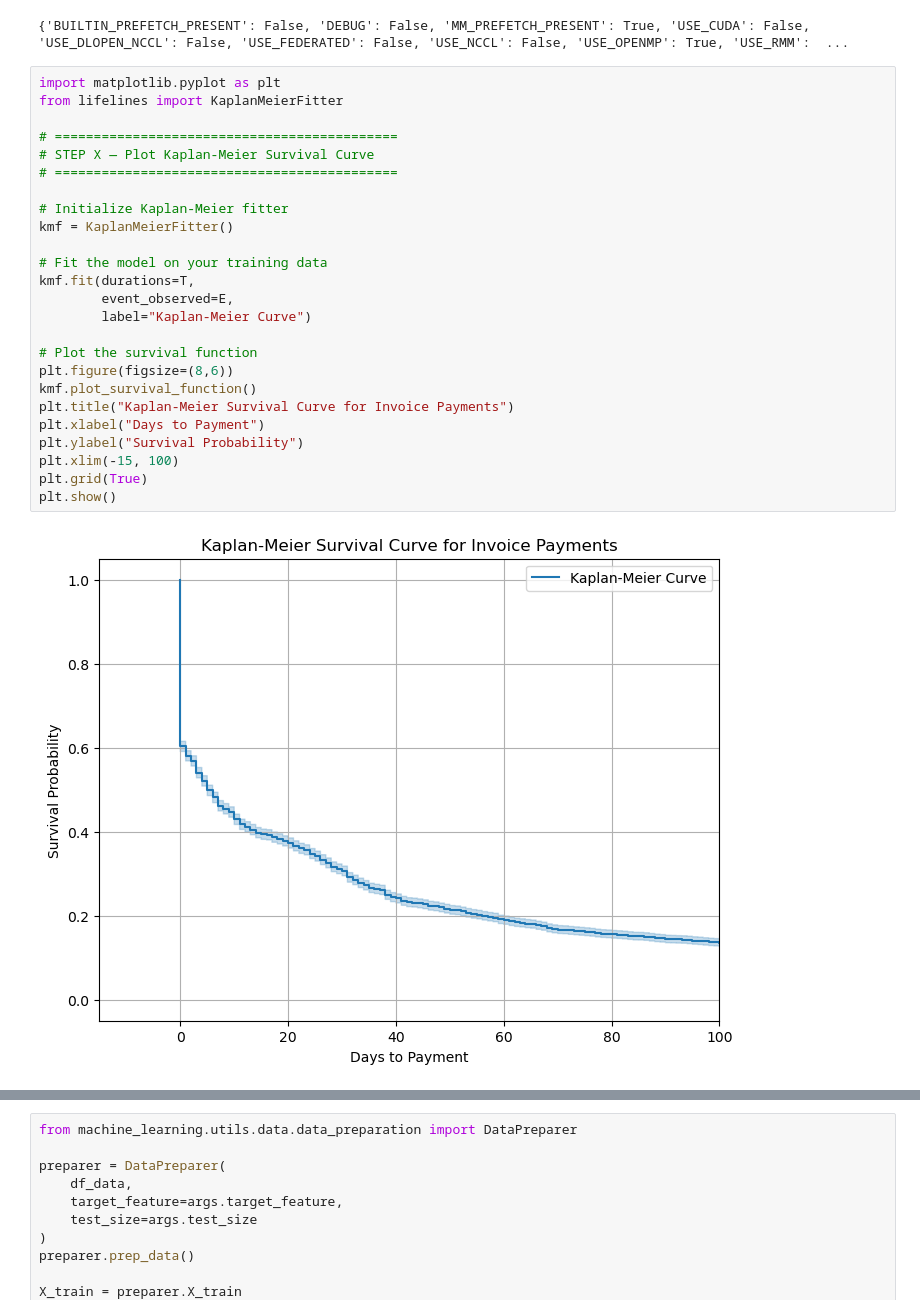
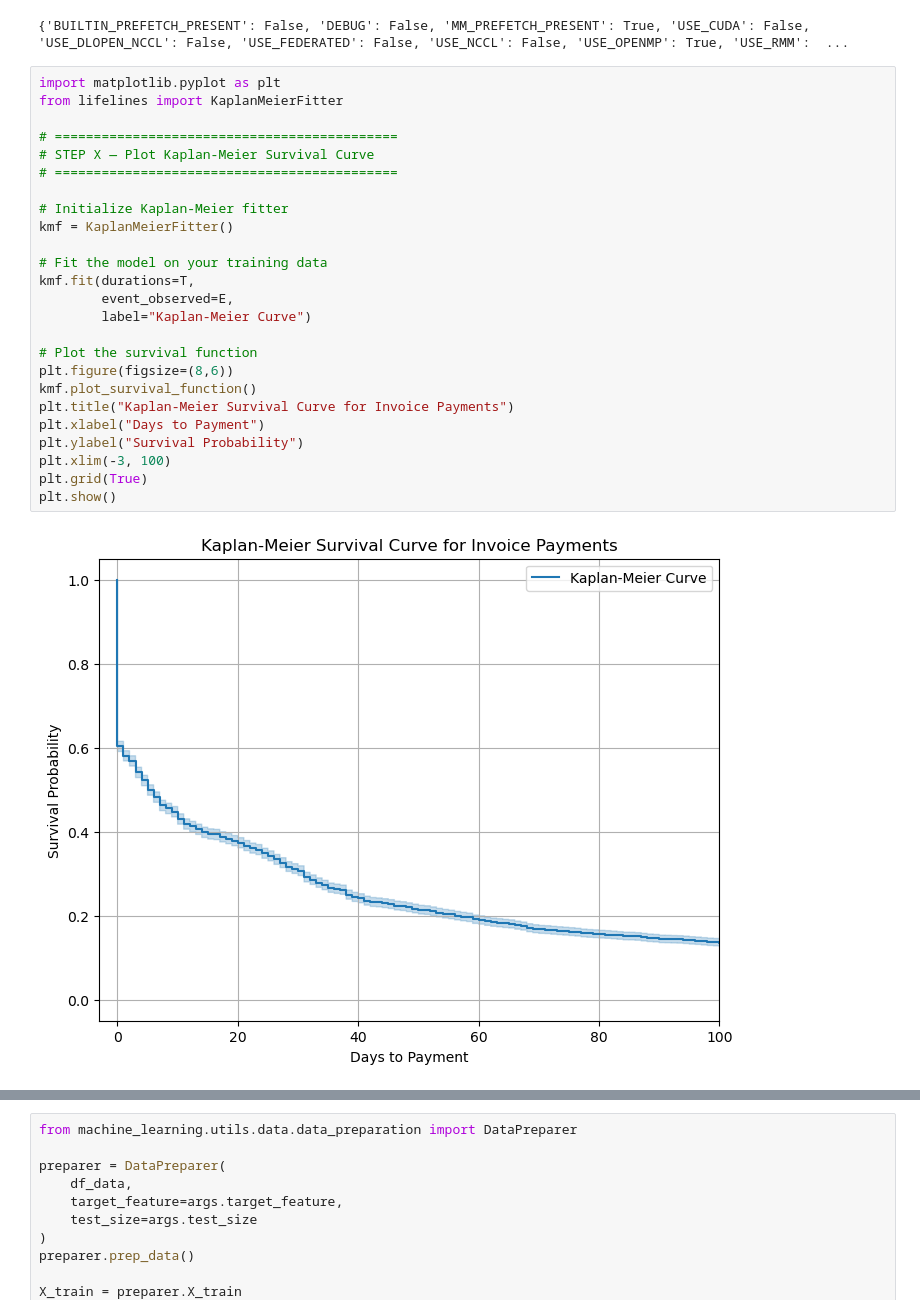
Before and after one commit to anneryeo/invoice-payment-prediction-thesis, a Jupyter notebook: Machine Learning.ipynb, the cells around one changed output, grey strips where cells are left out. Drawn from its saved outputs; the diff is of its cells as text.

```diff
--- a/Machine Learning.ipynb
+++ b/Machine Learning.ipynb
@@ -295,30 +295,30 @@ print(xgb.build_info())  # Should show cuda_version if GPU-enabled
 # %%
 import matplotlib.pyplot as plt
 from lifelines import KaplanMeierFitter
 
 # ============================================
 # STEP X — Plot Kaplan-Meier Survival Curve
 # ============================================
 
 # Initialize Kaplan-Meier fitter
 kmf = KaplanMeierFitter()
 
 # Fit the model on your training data
 kmf.fit(durations=T,
         event_observed=E,
         label="Kaplan-Meier Curve")
 
 # Plot the survival function
 plt.figure(figsize=(8,6))
 kmf.plot_survival_function()
 plt.title("Kaplan-Meier Survival Curve for Invoice Payments")
 plt.xlabel("Days to Payment")
 plt.ylabel("Survival Probability")
-plt.xlim(-15, 100)
+plt.xlim(-3, 100)
 plt.grid(True)
 plt.show()
 # %% [output]
-[figure, old version]
+[figure, new version]
 # %%
 import numpy as np
 import pandas as pd
```
Also changed, not shown: parts of 16 cells of this notebook.
